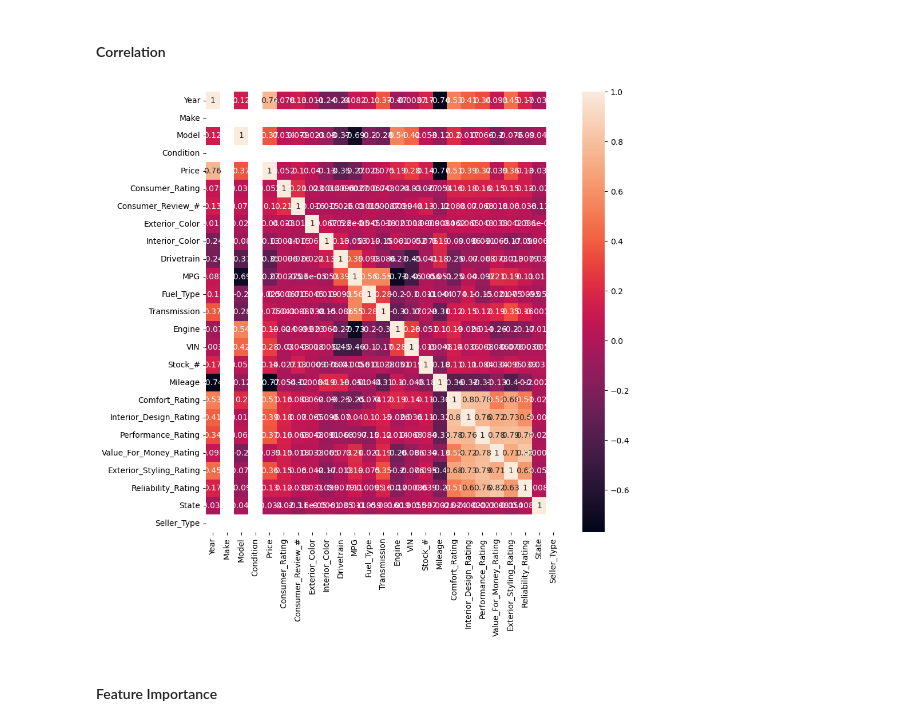
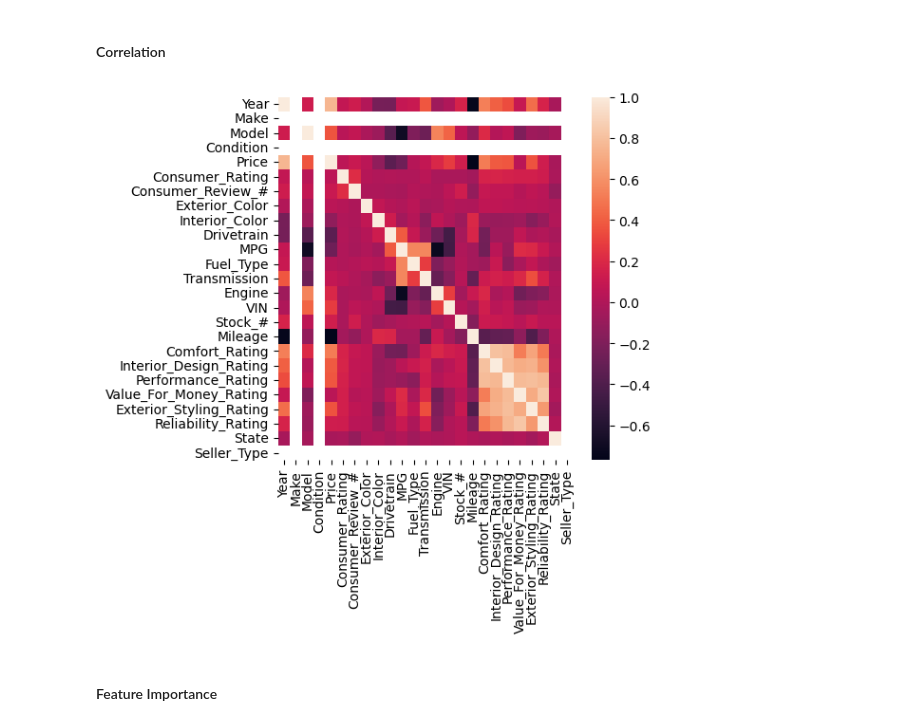
Before and after one commit to daff00/Honda-UsedCarPrice-Prediction, a Jupyter notebook: Project DATMOD.ipynb, the cells around one changed output. Saved outputs shown, nothing was run; the diff lists cells and outputs as text; code cells hidden in the pictures.

```diff
--- a/Project DATMOD.ipynb
+++ b/Project DATMOD.ipynb
@@ -385,11 +385,12 @@ used.head()
 # %%
 correlation = used.corr()
 # %%
-plt.figure(figsize=(10,10))
-sns.heatmap(correlation, annot=True)
+plt.figure(figsize=(6,6))
+sns.heatmap(correlation)
+plt.tight_layout()
 plt.show()
 # %% [output]
-[figure, old version]
+[figure, new version]
 # %% [markdown]
 #### Feature Importance
 # %%
```
Also changed, not shown: parts of 3 cells of this notebook.
